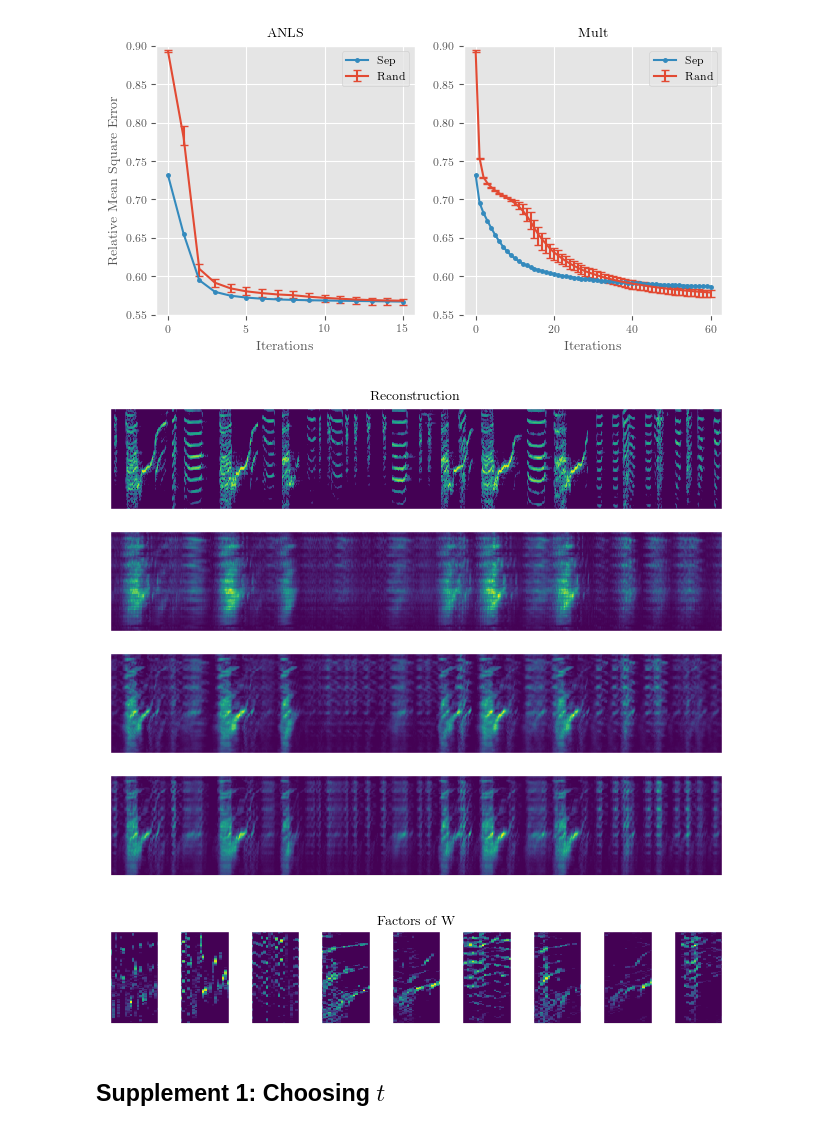
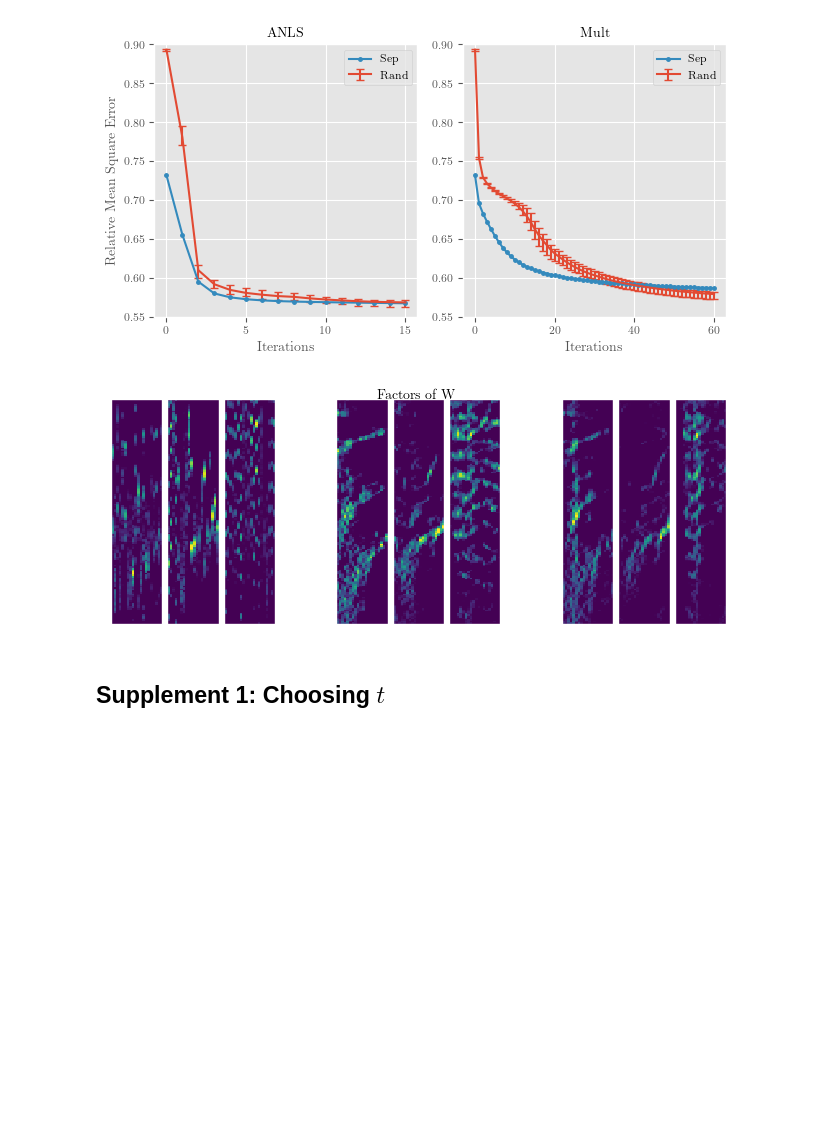
Before and after one commit to degleris1/CMF.jl, a Jupyter notebook: figures/sep_song.ipynb, the cells around one changed output. Saved outputs shown, nothing was run; the diff lists cells and outputs as text; code cells hidden in the pictures; blank space fills up the shorter version.

```diff
--- a/figures/sep_song.ipynb
+++ b/figures/sep_song.ipynb
@@ -26,7 +17,7 @@ set_size
 - Songbird data from: https://cdn.elifesciences.org/articles/38471/elife-38471-v1.pdf
 # %%
 scipy_io = PyCall.pyimport("scipy.io")
-matfile = scipy_io.loadmat("../../cmf_data/MackeviciusData.mat")
+matfile = scipy_io.loadmat("/home/asd/data/MackeviciusData.mat")
 
 song = matfile["SONG"];
 # %% [markdown]
@@ -66,7 +57,7 @@ Error: 0.7318612410208795
 # %%
 #rsep = Dict()
 
-for alg in ["ANLS-2"]  #keys(algorithms)
+for alg in keys(algorithms)
     W, H = rs.W, rs.H
     if alg == "Mult"
         W = W .+ sqrt(eps())
@@ -105,7 +101,7 @@ JLD.save("./sep_songbird.jld", "rs", rs, "rsep", rsep, "rrand", rrand)
 # %% [markdown]
 ## Plot results
 # %%
-jd = JLD.load("./sep_songbird.jld")
+jd = JLD.load("/home/asd/saved/sep_songbird.jld")
 rs = jd["rs"]
 rsep = jd["rsep"]
 rrand = jd["rrand"];
@@ -149,6 +145,7 @@ plt.show()
 [figure]
 # %%
 # Plot visual
+#=
 slice = 1000:2000
 function display(data, ax)
     ax.imshow(data[:, slice], aspect="auto")
@@ -156,6 +153,7 @@ function display(data, ax)
     ax.set_xticks([])
     ax.set_yticks([])
 end
+
 
 figa, axesa = plt.subplots(4, 1, figsize=set_size(doc_textwidth, aspect=0.8))
 
@@ -167,6 +165,7 @@ display(cmf.tensor_conv(rsep["ANLS-2"].W, rsep["ANLS-2"].H), axesa[4])
 axesa[1].set_title("Reconstruction")
 figa.tight_layout()
 plt.savefig("song-reconstruct.pdf")
+=#
 
 # fig1, axes1 = cmf.plot_reconstruction(rs, 1000:2000, sort_units=false)
 # axes1[1].set_title("LECS Reconstruction")
@@ -177,42 +176,52 @@ plt.savefig("song-reconstruct.pdf")
 # plt.savefig("song-a1-rc.pdf")
 
 
-figb, axesb = plt.subplots(1, 9, figsize=set_size(doc_textwidth, aspect=0.2))
+figb, axesb = plt.subplots(1, 11, figsize=set_size(doc_textwidth, aspect=0.4))
 for i in 1:K
     ax = axesb[i]
     ax.imshow(rs.W[:, :, i]', aspect="auto")
     ax.grid(false)
     ax.set_xticks([])
     ax.set_yticks([])
 end
 for i in 1:K
-    ax = axesb[i+3]
+    ax = axesb[i+4]
     ax.imshow(rsep["ANLS-1"].W[:, :, i]', aspect="auto")
     ax.grid(false)
     ax.set_xticks([])
     ax.set_yticks([])
 end
 for i in 1:K
-    ax = axesb[i+6]
+    ax = axesb[i+8]
     ax.imshow(rsep["ANLS-2"].W[:, :, i]', aspect="auto")
     ax.grid(false)
     ax.set_xticks([])
     ax.set_yticks([])
 end
+for i in [4, 8]
+    ax = axesb[i]
+    ax.set_xticks([])
+    ax.set_yticks([])
+    ax.imshow(zeros(size(rs.W[:, :, 1]')), aspect="auto", cmap="binary")
+    ax.grid(false)
+end
+
 figb.suptitle("Factors of W")
 figb.tight_layout()
+plt.subplots_adjust(wspace=0.1)
+
+
 plt.savefig("song-factors.pdf")
 
 # fig2, axes2 = cmf.plot_Ws(rs, sort_units=false)
 # axes2[2].set_title("LECS Factors")
 # plt.savefig("song-lecs-fac.pdf")
 
 # fig4, axes4 = cmf.plot_Ws(rsep["ANLS-1"], sort_units=false)
 # axes4[2].set_title("LECS + 1-ANLS Factors")
 # plt.savefig("song-a1-fac.pdf")
 # %% [output]
-[figure, old version]
+[figure, new version]
-[figure, removed]
 # %% [markdown]
 ## Supplement 1: Choosing $t$
 # %%
```
Also changed, not shown: parts of 4 cells of this notebook, 17 other files.
